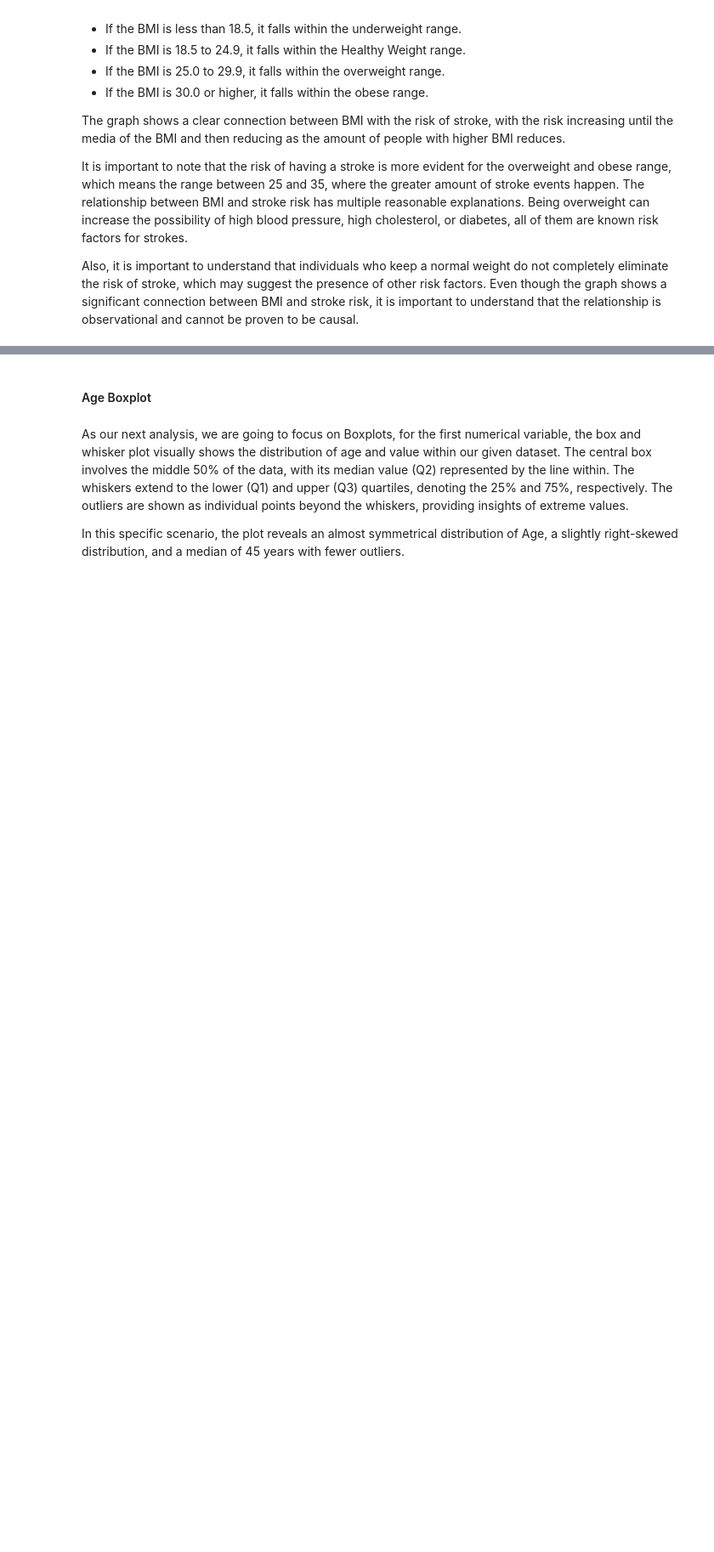
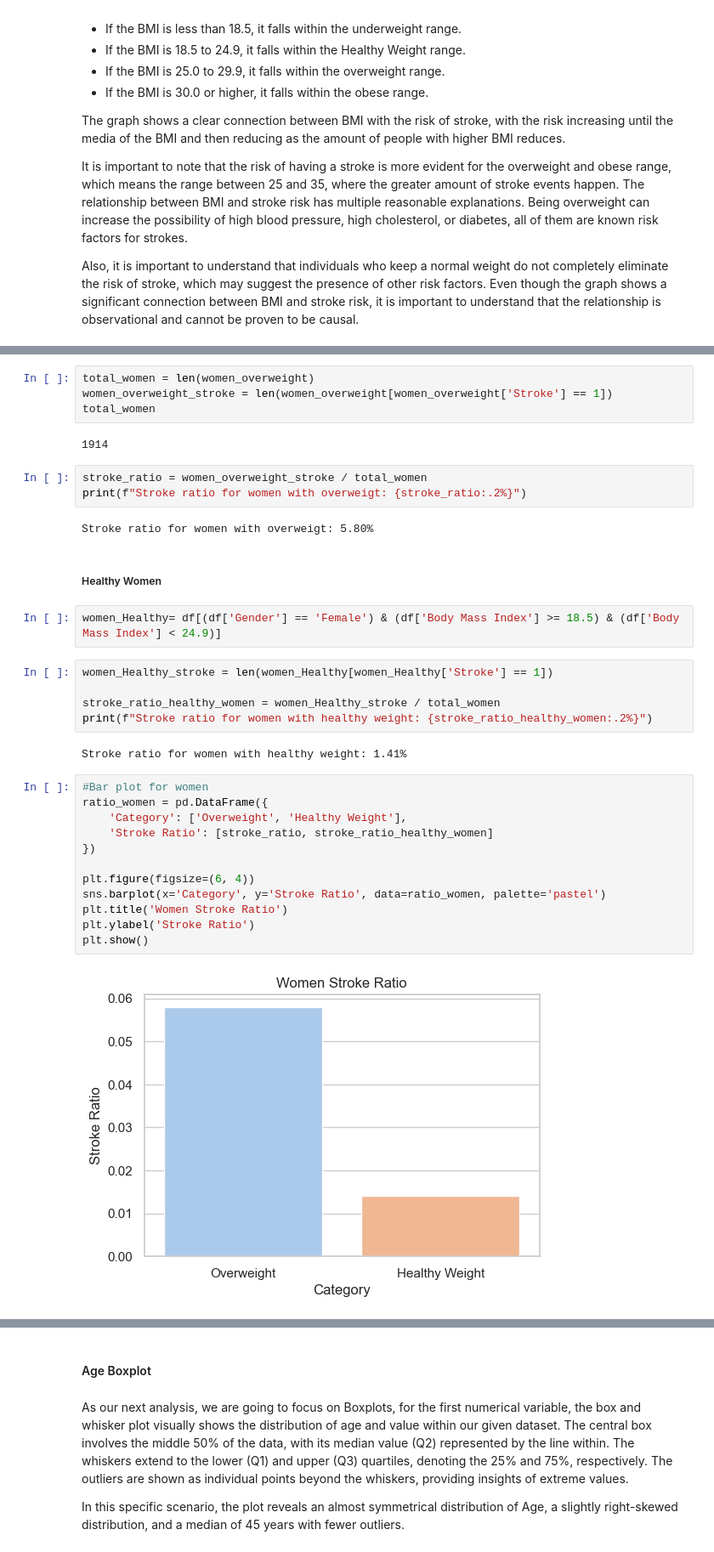
Before and after one commit to heitorgaf/Strategic-Thinking--CA, a Jupyter notebook: StratThink_HDipData_CA1.ipynb, the cells around one changed output, grey strips where cells are left out. Shown at 85% size. Drawn from its saved outputs; the diff is of its cells as text; blank space fills up the shorter version.

Commit message:
Adding Ratio

```diff
--- a/StratThink_HDipData_CA1.ipynb
+++ b/StratThink_HDipData_CA1.ipynb
@@ -374,0 +385,36 @@ Also, it is important to understand that individuals who keep a normal weight do
+# %%
+total_women = len(women_overweight)
+women_overweight_stroke = len(women_overweight[women_overweight['Stroke'] == 1])
+total_women
+# %% [output]
+1914
+# %%
+stroke_ratio = women_overweight_stroke / total_women
+print(f"Stroke ratio for women with overweigt: {stroke_ratio:.2%}")
+# %% [output]
+Stroke ratio for women with overweigt: 5.80%
+# %% [markdown]
+##### Healthy  Women
+# %%
+women_Healthy= df[(df['Gender'] == 'Female') & (df['Body Mass Index'] >= 18.5) & (df['Body Mass Index'] < 24.9)]
+# %%
+women_Healthy_stroke = len(women_Healthy[women_Healthy['Stroke'] == 1])
+
+stroke_ratio_healthy_women = women_Healthy_stroke / total_women
+print(f"Stroke ratio for women with healthy weight: {stroke_ratio_healthy_women:.2%}")
+# %% [output]
+Stroke ratio for women with healthy weight: 1.41%
+# %%
+#Bar plot for women
+ratio_women = pd.DataFrame({
+    'Category': ['Overweight', 'Healthy Weight'],
+    'Stroke Ratio': [stroke_ratio, stroke_ratio_healthy_women]
+})
+
+plt.figure(figsize=(6, 4))
+sns.barplot(x='Category', y='Stroke Ratio', data=ratio_women, palette='pastel')
+plt.title('Women Stroke Ratio')
+plt.ylabel('Stroke Ratio')
+plt.show()
+# %% [output]
+[figure, added]
```
Also changed, not shown: parts of 21 cells of this notebook.
